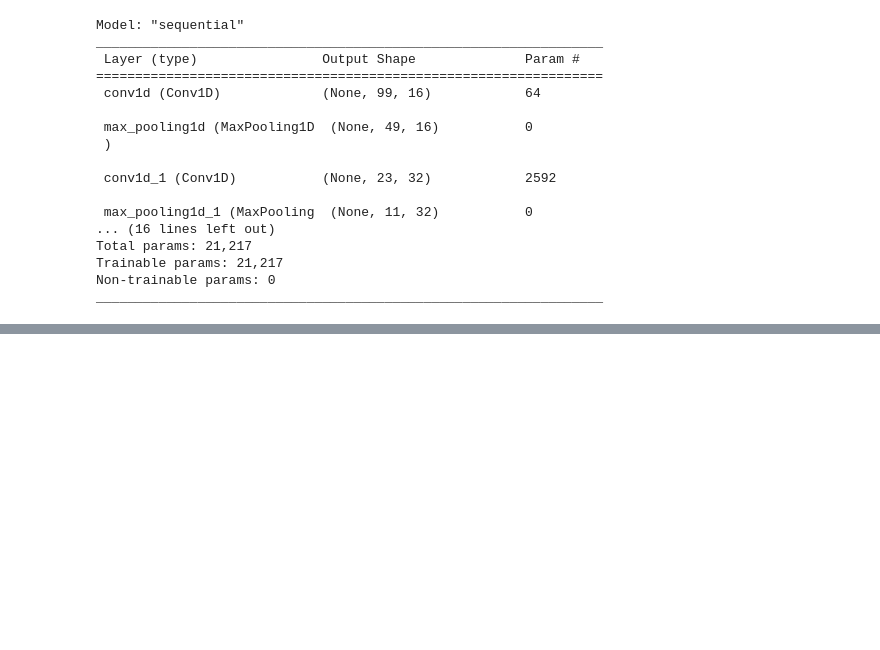
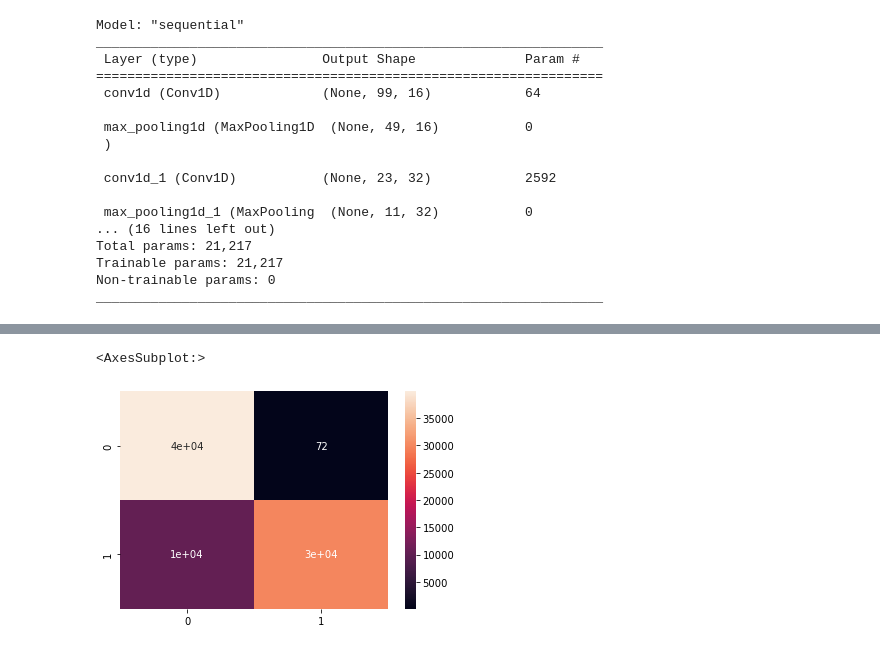
Before and after one commit to In-storage-compute/LArTPC-1DCNN-AutoEncoder, a Jupyter notebook: Neutrino-Trained -NewDataSet/train_V_new.ipynb, the cells around one changed output, grey strips where cells are left out. Cells and saved outputs as stored; diff of their text form; code cells hidden in the pictures; blank space fills up the shorter version.

```diff
--- a/Neutrino-Trained -NewDataSet/train_V_new.ipynb
+++ b/Neutrino-Trained -NewDataSet/train_V_new.ipynb
@@ -152,0 +204,6 @@ Wall time: 5.38 s
+# %%
+cm2 = confusion_matrix(y_train_, infer>0.9)
+sns.heatmap(cm2, annot=True)
+# %% [output]
+<AxesSubplot:>
+[figure, added]
```
Also changed, not shown: parts of 31 cells of this notebook, 4 other files.
